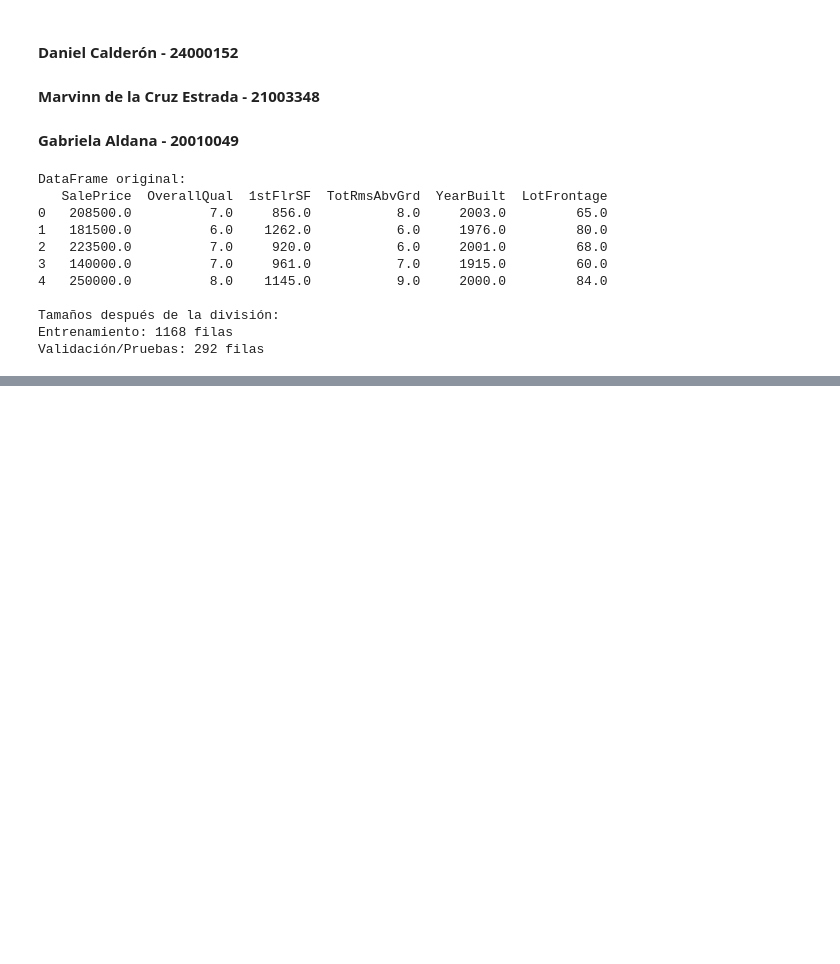
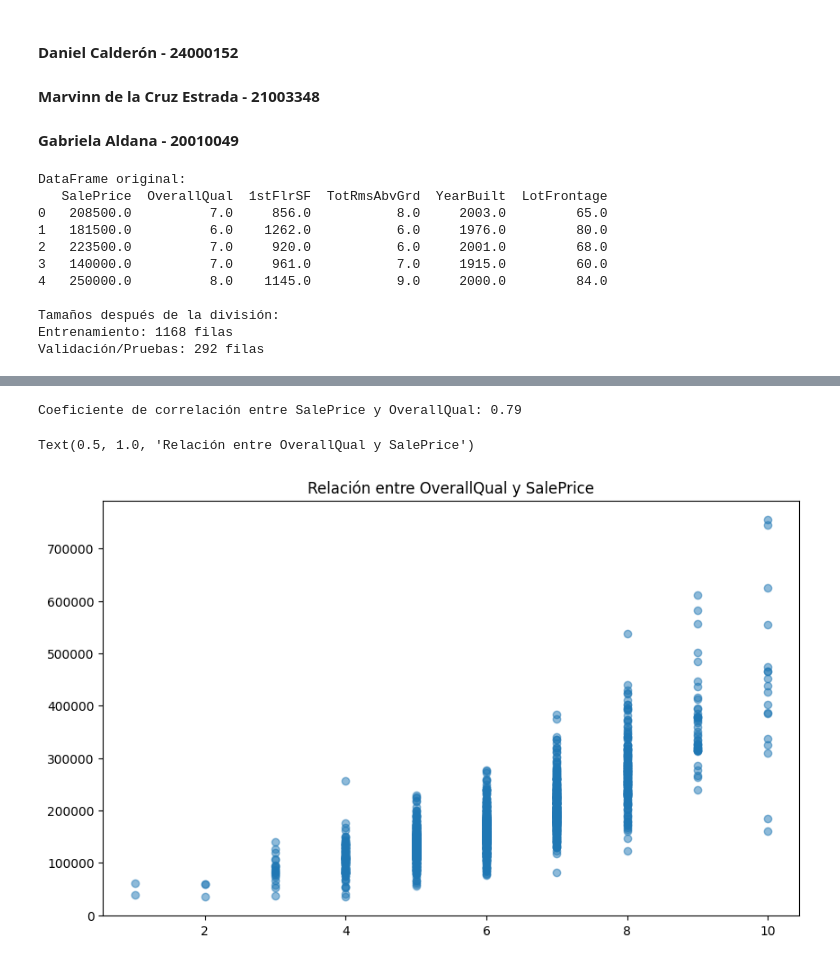
Before and after one commit to DanielCalderon97/Proyecto_Final_python, a Jupyter notebook: Proyecto_Final.ipynb, the cells around one changed output, grey strips where cells are left out. Saved outputs shown, nothing was run; the diff lists cells and outputs as text; code cells hidden in the pictures; blank space fills up the shorter version.

```diff
--- a/Proyecto_Final.ipynb
+++ b/Proyecto_Final.ipynb
@@ -59,0 +126,15 @@ Validación/Pruebas: 292 filas
+# %%
+# Para la variable independiente OverallQual (coeficiente de correlacion)  (usando Pandas)
+
+correlacionOverallQual = df['SalePrice'].corr(df['OverallQual'])
+print(f"\nCoeficiente de correlación entre SalePrice y OverallQual: {correlacionOverallQual:.2f}")
+
+# Grafica usando matplotlib
+
+plt.figure(figsize=(10, 6))
+plt.scatter(df['OverallQual'], df['SalePrice'], alpha=0.5)
+plt.title('Relación entre OverallQual y SalePrice')
+# %% [output]
+Coeficiente de correlación entre SalePrice y OverallQual: 0.79
+Text(0.5, 1.0, 'Relación entre OverallQual y SalePrice')
+[figure, added]
```
Also changed, not shown: parts of 10 cells of this notebook.
